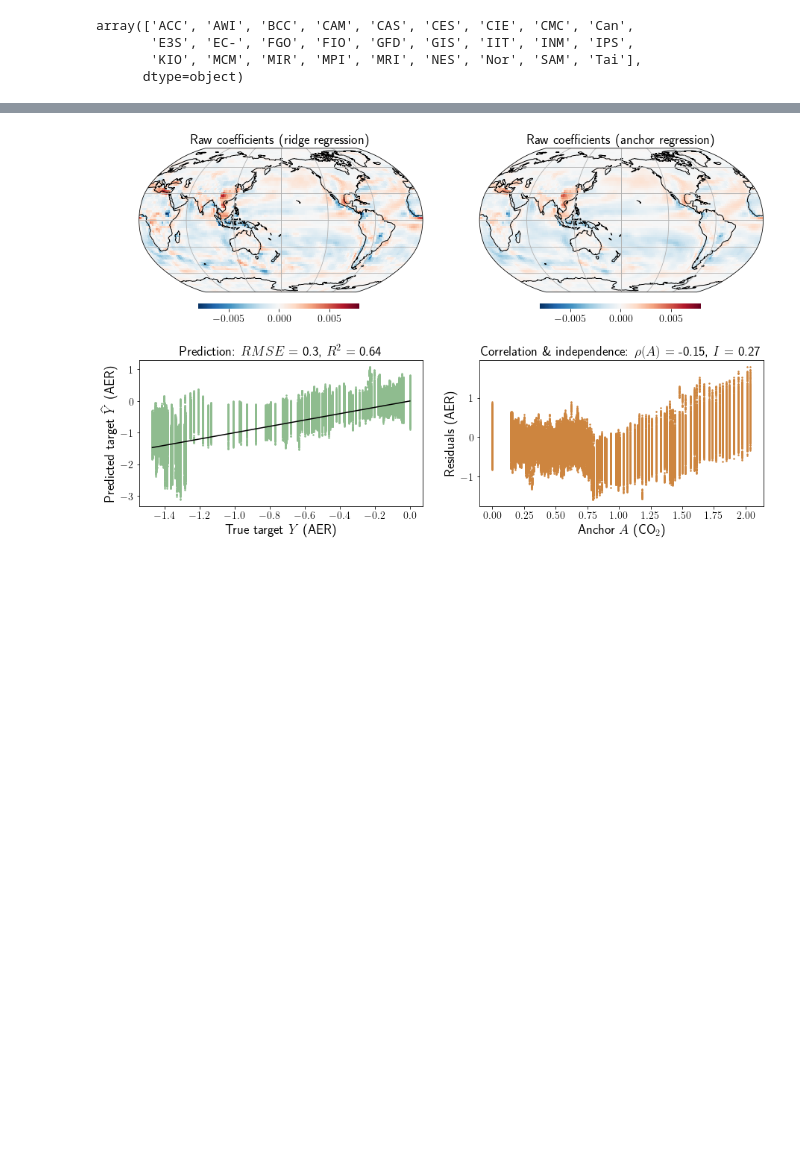
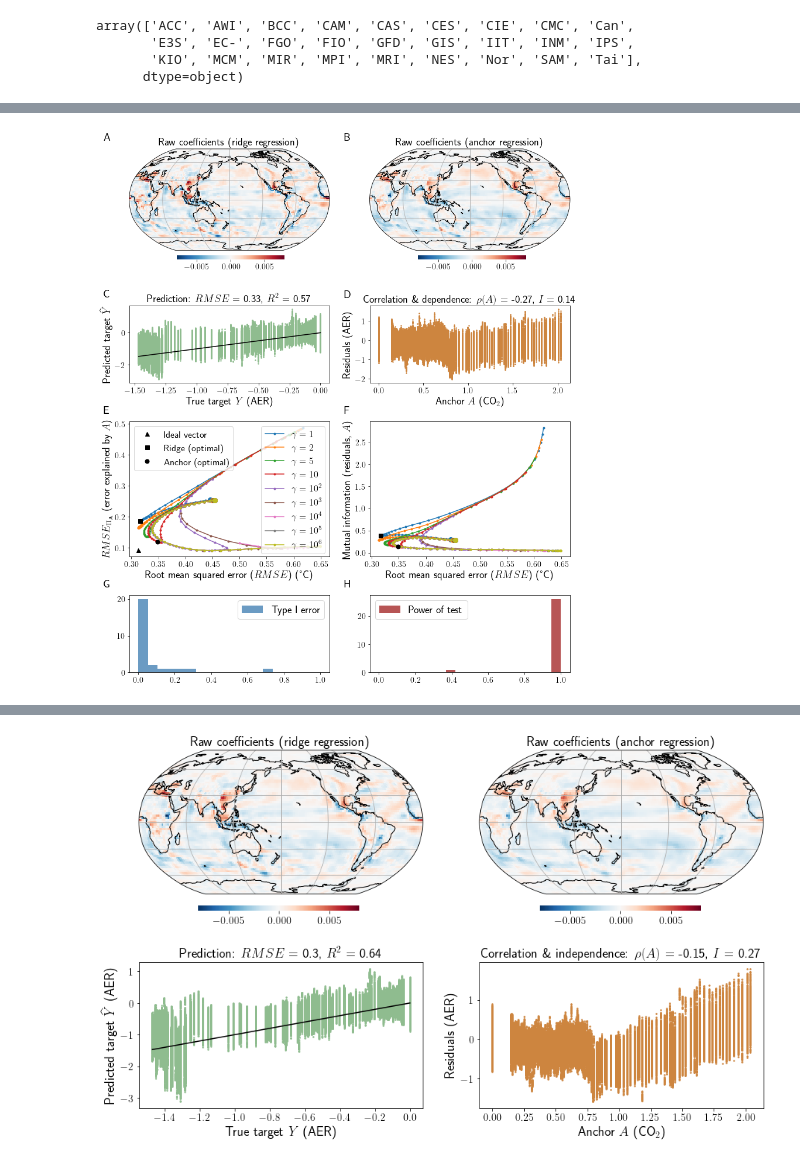
Before and after one commit to eszekely/robustDA, a Jupyter notebook: notebooks/CMIP6_dashlarge.ipynb, the cells around one changed output, grey strips where cells are left out. Cells and saved outputs as stored; diff of their text form; code cells hidden in the pictures; blank space fills up the shorter version.

```diff
--- a/notebooks/CMIP6_dashlarge.ipynb
+++ b/notebooks/CMIP6_dashlarge.ipynb
@@ -132 +133,30 @@ plots.plot_all_v2(
+# %%
+plots_small.plot_all_v2(
+    np.mean(coef_raw_opt_nonlin, axis = 0),
+    np.mean(coef_raw_opt_ridge_nonlin, axis = 0),
+    y_test_true,
+    y_test_pred_nonlin,
+    y_test_pred_ridge_nonlin,
+    y_anchor_test,
+    target,
+    anchor,
+    h_anchors,
+    rmse_train_nonlin,
+    rmse_PA_train_nonlin,
+    corr_train_nonlin,
+    mi_train_nonlin,
+    gamma_vals,
+    lambda_vals,
+    ind_gamma_opt_nonlin,
+    ind_lambda_opt_nonlin,
+    ind_lambda_opt_ridge_nonlin,
+    ind_vect_ideal_obj1_nonlin,
+    ind_vect_ideal_obj2_nonlin,
+    alpha_bagging_nonlin,
+    power_bagging_nonlin,
+    formatFig = "svg",
+    filename="aer_co2_nonlin_small.svg",
+)
+# %% [output]
+[figure, added]
 # %%
```
Also changed, not shown: parts of 5 cells of this notebook, 3 other files.
